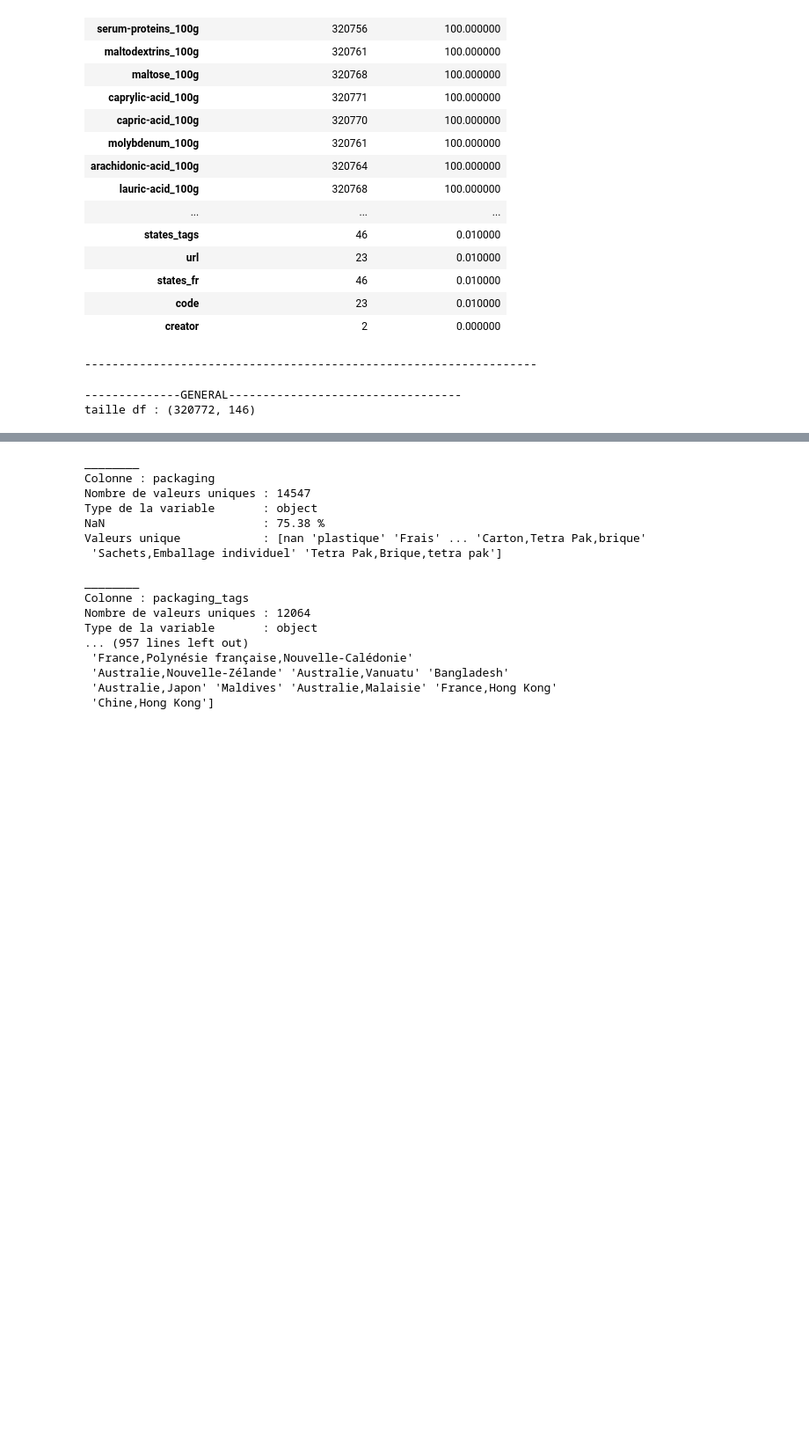
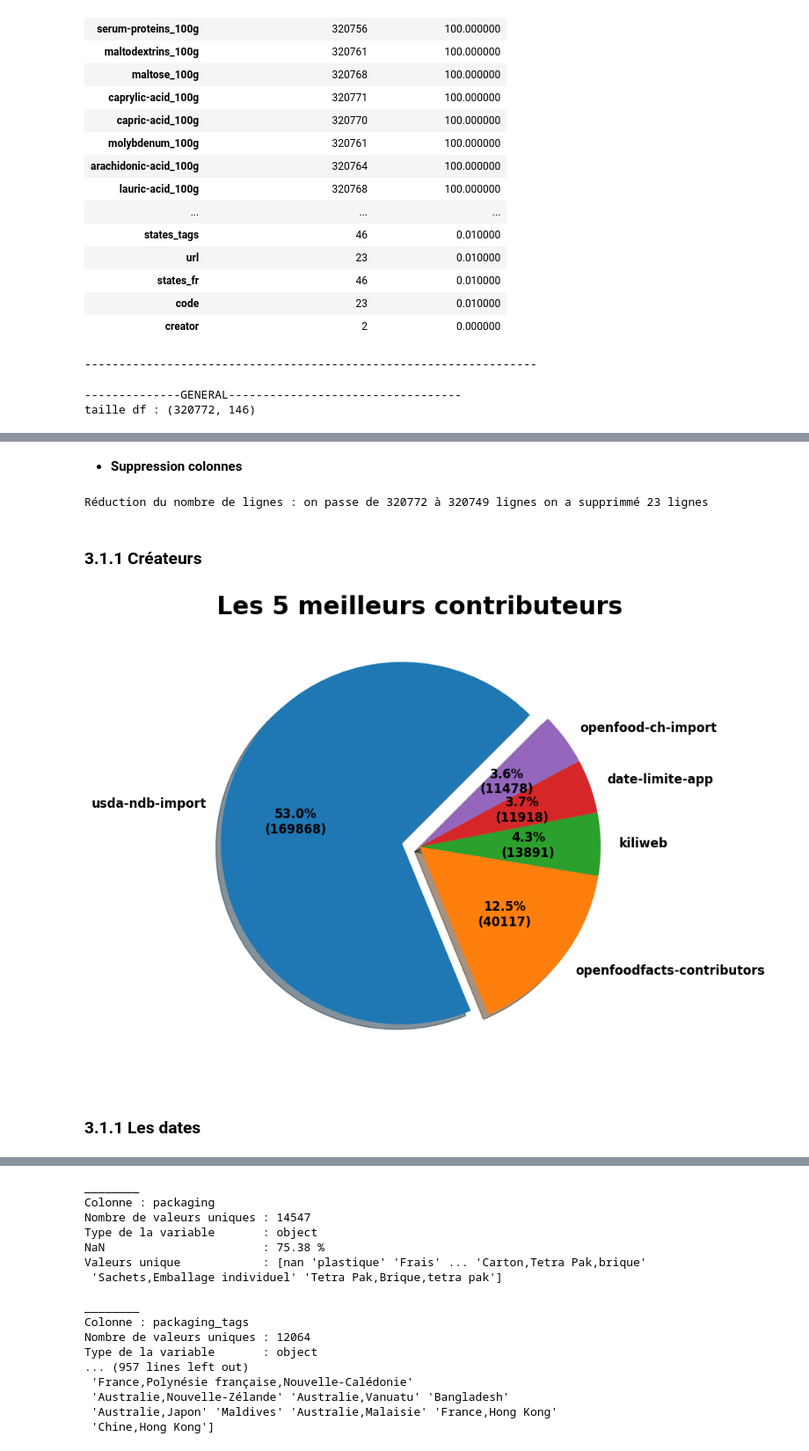
Before and after one commit to 110111-1/DS-OPENFOODFACT-SANTE, a Jupyter notebook: Moty_Philippe_1_1122.ipynb, the cells around one changed output, grey strips where cells are left out. Shown at 88% size. Saved outputs shown, nothing was run; the diff lists cells and outputs as text; code cells hidden in the pictures; blank space fills up the shorter version.

Commit message:
temp date

```diff
--- a/Moty_Philippe_1_1122.ipynb
+++ b/Moty_Philippe_1_1122.ipynb
@@ -445,0 +440,37 @@ Valeurs unique            : ['1kg' nan '2.46 kg' ... '1,25kg' '18,66kg' '67g']
+# %% [markdown]
+- **Suppression colonnes**
+# %%
+supp_doublons_col(df,'code')
+# %% [output]
+Réduction du nombre de lignes : on passe de 320772 à 320749 lignes on a supprimmé 23 lignes
+# %% [markdown]
+### 3.1.1 Créateurs
+# %%
+creators = df.groupby(by='creator')['code'].nunique().sort_values(ascending=False)
+# %%
+def plot_contributor(n=5):
+    fig, ax = plt.subplots(figsize=(8, 8), subplot_kw=dict(aspect="equal"))
+
+    explodes = np.zeros(n)
+    explodes[0] = .1
+
+    def pct_tot(pct):
+        tot = round(pct*creators[:n].sum(),0)
+        tot_pct = tot/creators.sum()
+        return "{:.1f}%\n({:.0f})".format(tot_pct,(tot/100))
+
+    plt.pie(creators[:n], labels=creators[:n].index,
+            startangle=45,
+            shadow=True,
+            explode=explodes,
+            autopct=lambda pct: pct_tot(pct),
+            textprops=dict(color="black",size=12, weight="bold"))
+    plt.title("Les {:d} meilleurs contributeurs".format(n),
+              fontweight='bold',fontsize=24)
+    plt.show()
+# %%
+plot_contributor(n=5)
+# %% [output]
+[figure, added]
+# %% [markdown]
+### 3.1.1 Les dates
```
Also changed, not shown: parts of 77 cells of this notebook, 2 other files.
